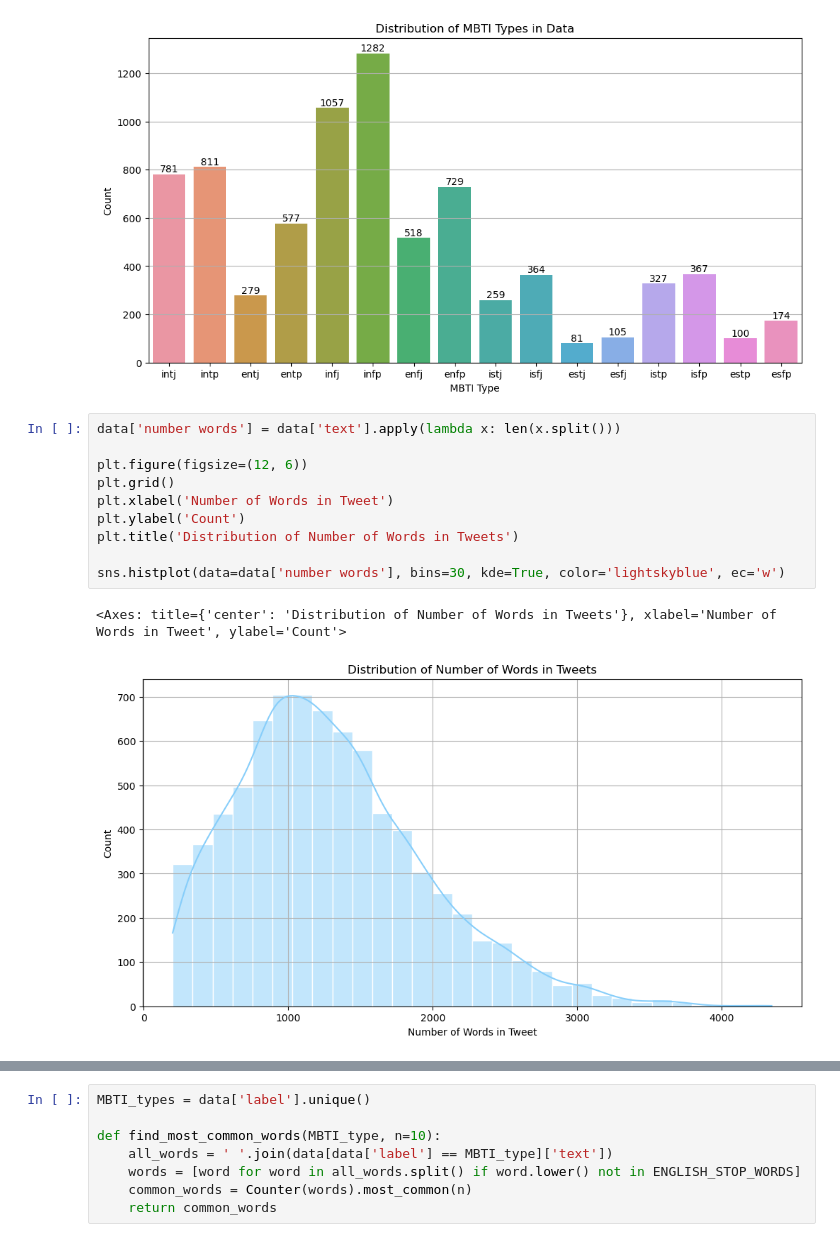
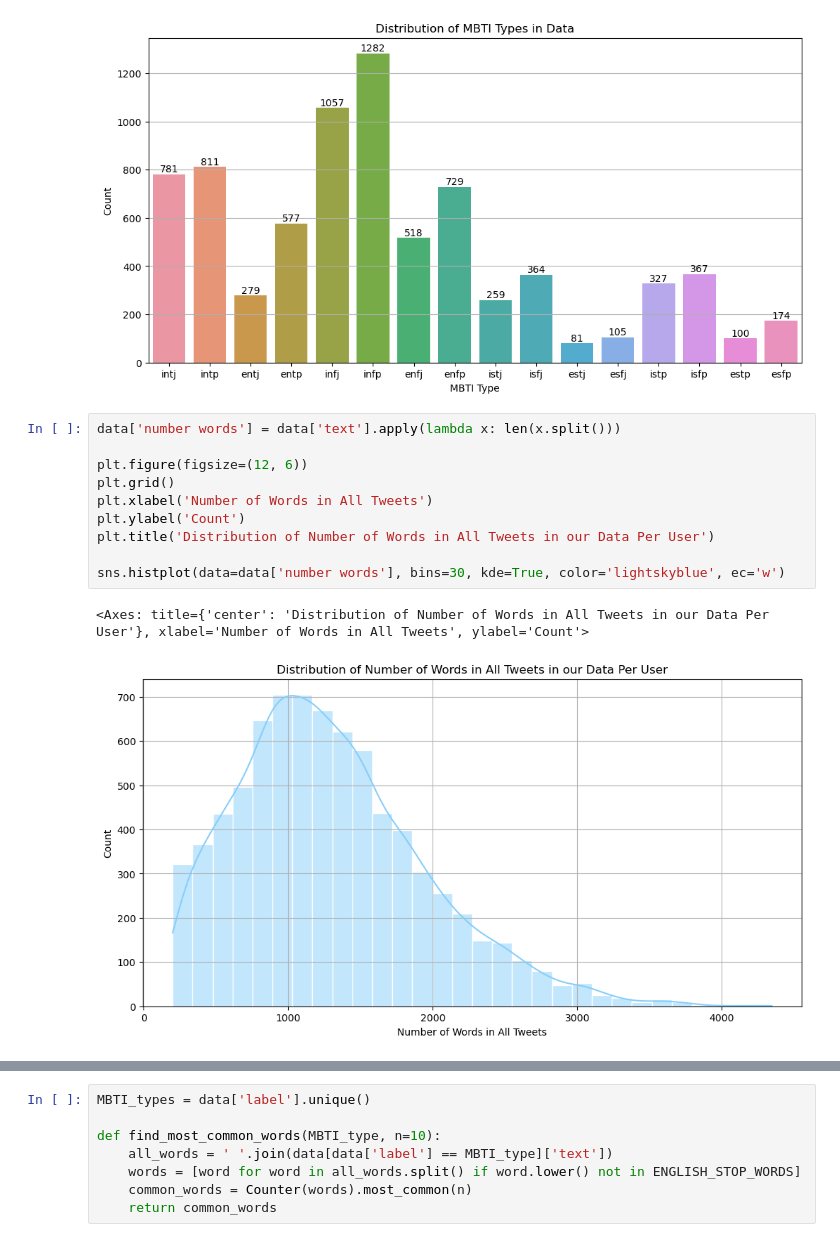
Before and after one commit to suchitbhayani/Psychtweets, a Jupyter notebook: eda.ipynb, the cells around one changed output, grey strips where cells are left out. Cells and saved outputs as stored; diff of their text form.

```diff
--- a/eda.ipynb
+++ b/eda.ipynb
@@ -47,13 +44,13 @@ plt.show()
 # %%
 data['number words'] = data['text'].apply(lambda x: len(x.split()))
 
 plt.figure(figsize=(12, 6))
 plt.grid()
-plt.xlabel('Number of Words in Tweet')
+plt.xlabel('Number of Words in All Tweets')
 plt.ylabel('Count')
-plt.title('Distribution of Number of Words in Tweets')
+plt.title('Distribution of Number of Words in All Tweets in our Data Per User')
 
 sns.histplot(data=data['number words'], bins=30, kde=True, color='lightskyblue', ec='w')
 # %% [output]
-<Axes: title={'center': 'Distribution of Number of Words in Tweets'}, xlabel='Number of Words in Tweet', ylabel='Count'>
+<Axes: title={'center': 'Distribution of Number of Words in All Tweets in our Data Per User'}, xlabel='Number of Words in All Tweets', ylabel='Count'>
-[figure, old version]
+[figure, new version]
```
Also changed, not shown: parts of 15 cells of this notebook.
